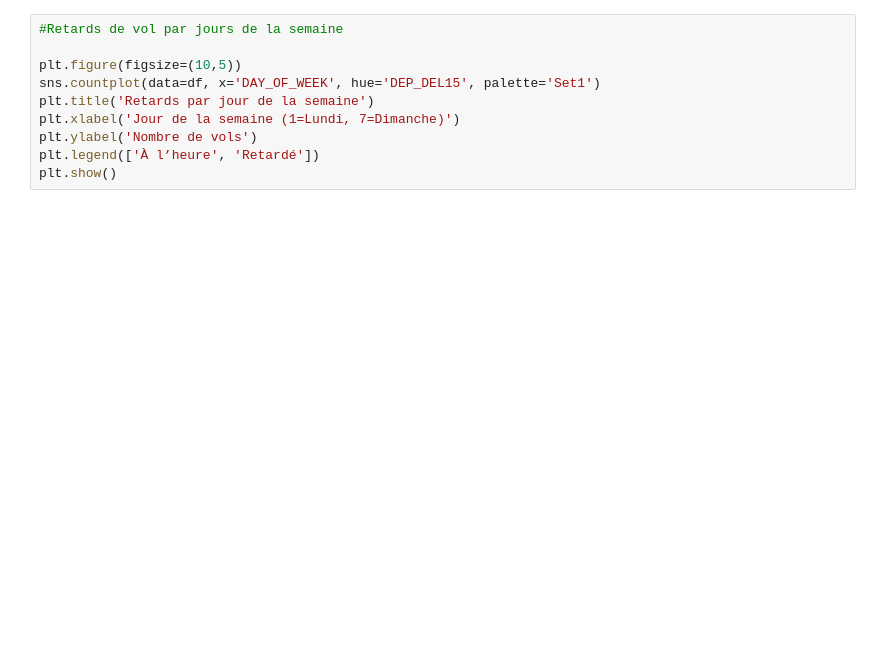
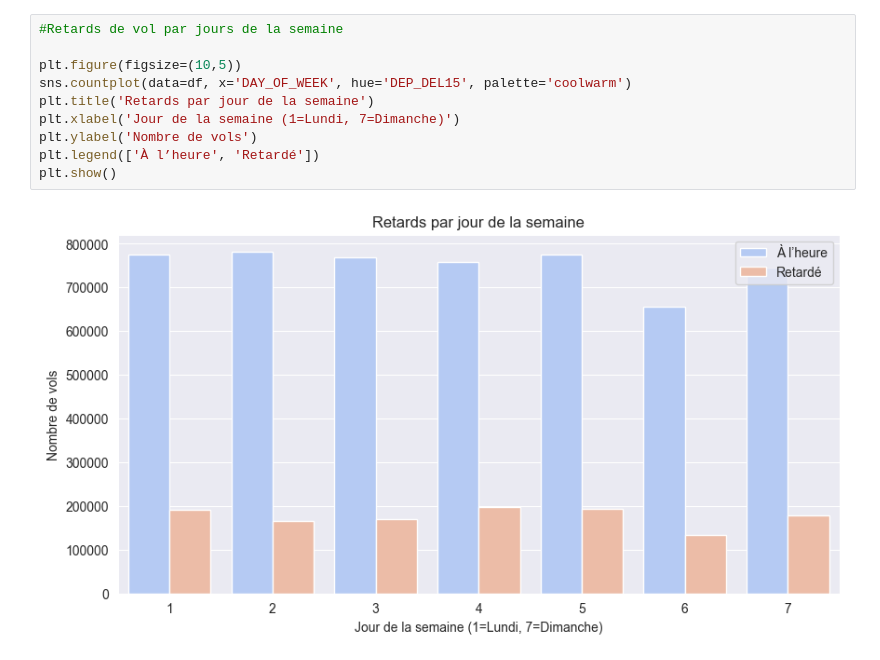
Before and after one commit to Duval2035/Flight_Delay_Analysis, a Jupyter notebook: notebooks/visualisation_analyse.ipynb, the cells around one changed output. Cells and saved outputs as stored; diff of their text form; blank space fills up the shorter version.

```diff
--- a/notebooks/visualisation_analyse.ipynb
+++ b/notebooks/visualisation_analyse.ipynb
@@ -46,13 +44,15 @@ plt.show()
 # %%
 #Retards de vol par jours de la semaine
 
 plt.figure(figsize=(10,5))
-sns.countplot(data=df, x='DAY_OF_WEEK', hue='DEP_DEL15', palette='Set1')
+sns.countplot(data=df, x='DAY_OF_WEEK', hue='DEP_DEL15', palette='coolwarm')
 plt.title('Retards par jour de la semaine')
 plt.xlabel('Jour de la semaine (1=Lundi, 7=Dimanche)')
 plt.ylabel('Nombre de vols')
 plt.legend(['À l’heure', 'Retardé'])
 plt.show()
+# %% [output]
+[figure, added]
 # %%
 #Retards par compagnie aérienne
 
```
Also changed, not shown: parts of 6 cells of this notebook, 2 other files.
